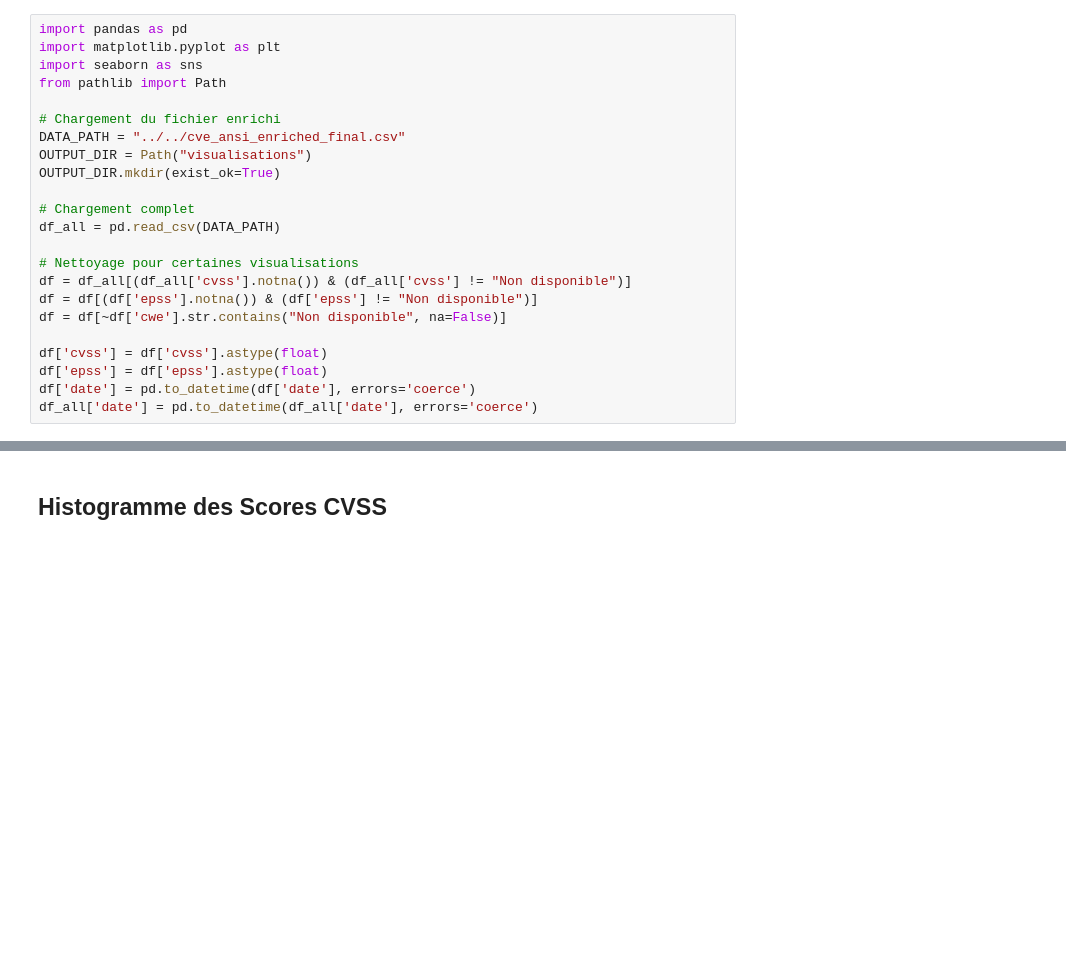
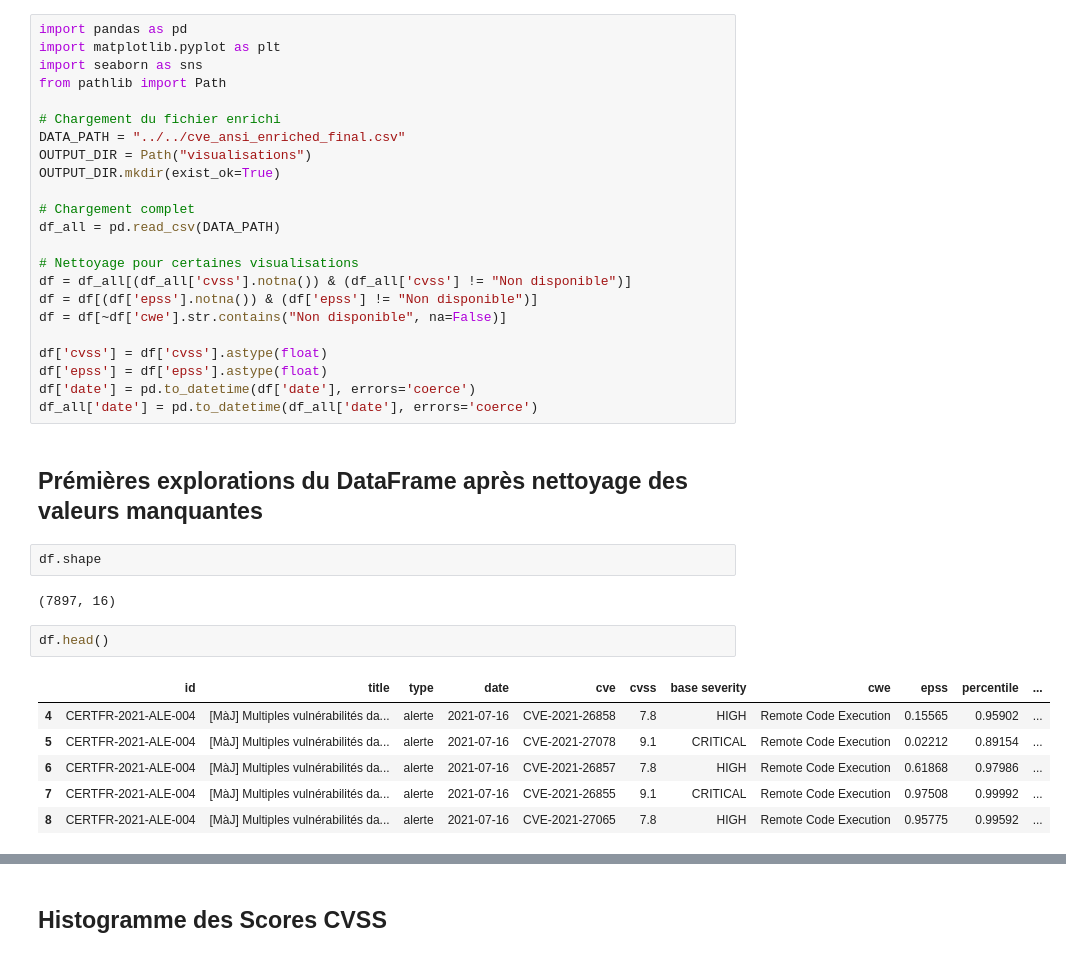
Before and after one commit to Candicemamou/ProjetFinalData, a Jupyter notebook: mnt/data/visualisation_cve_etape5.ipynb, the cells around one changed output, grey strips where cells are left out. Saved outputs shown, nothing was run; the diff lists cells and outputs as text; blank space fills up the shorter version.

```diff
--- a/mnt/data/visualisation_cve_etape5.ipynb
+++ b/mnt/data/visualisation_cve_etape5.ipynb
@@ -25,3 +25,18 @@ df['cvss'] = df['cvss'].astype(float)
 df['epss'] = df['epss'].astype(float)
 df['date'] = pd.to_datetime(df['date'], errors='coerce')
 df_all['date'] = pd.to_datetime(df_all['date'], errors='coerce')
+# %% [markdown]
+## Prémières explorations du DataFrame après nettoyage des valeurs manquantes
+# %%
+df.shape
+# %% [output]
+(7897, 16)
+# %%
+df.head()
+# %% [output]
+|  | id | title | type | date | cve | cvss | base severity | cwe | epss | percentile | ... |
+| 4 | CERTFR-2021-ALE-004 | [MàJ] Multiples vulnérabilités da... | alerte | 2021-07-16 | CVE-2021-26858 | 7.8 | HIGH | Remote Code Execution | 0.15565 | 0.95902 | ... |
+| 5 | CERTFR-2021-ALE-004 | [MàJ] Multiples vulnérabilités da... | alerte | 2021-07-16 | CVE-2021-27078 | 9.1 | CRITICAL | Remote Code Execution | 0.02212 | 0.89154 | ... |
+| 6 | CERTFR-2021-ALE-004 | [MàJ] Multiples vulnérabilités da... | alerte | 2021-07-16 | CVE-2021-26857 | 7.8 | HIGH | Remote Code Execution | 0.61868 | 0.97986 | ... |
+| 7 | CERTFR-2021-ALE-004 | [MàJ] Multiples vulnérabilités da... | alerte | 2021-07-16 | CVE-2021-26855 | 9.1 | CRITICAL | Remote Code Execution | 0.97508 | 0.99992 | ... |
+| 8 | CERTFR-2021-ALE-004 | [MàJ] Multiples vulnérabilités da... | alerte | 2021-07-16 | CVE-2021-27065 | 7.8 | HIGH | Remote Code Execution | 0.95775 | 0.99592 | ... |
```
Also changed, not shown: parts of 5 cells of this notebook.
